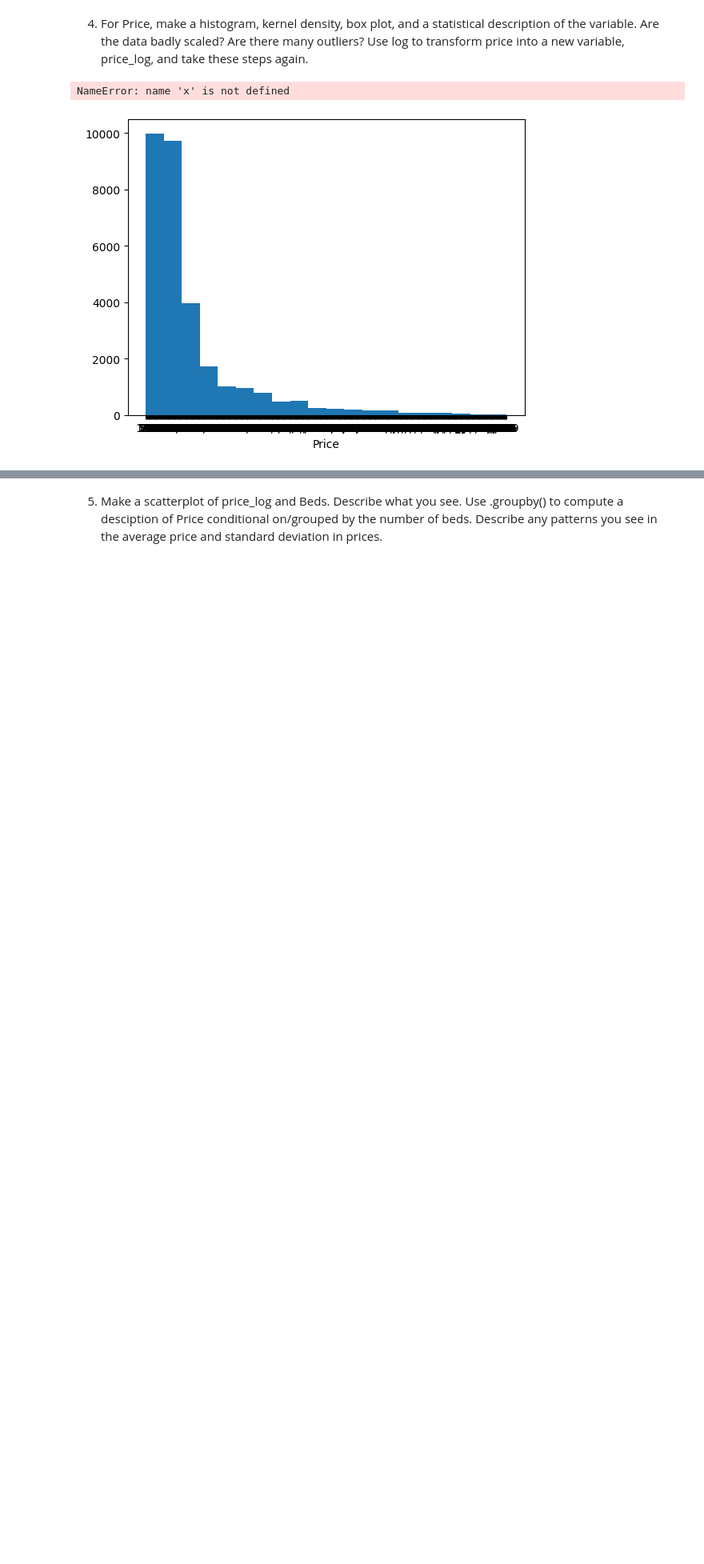
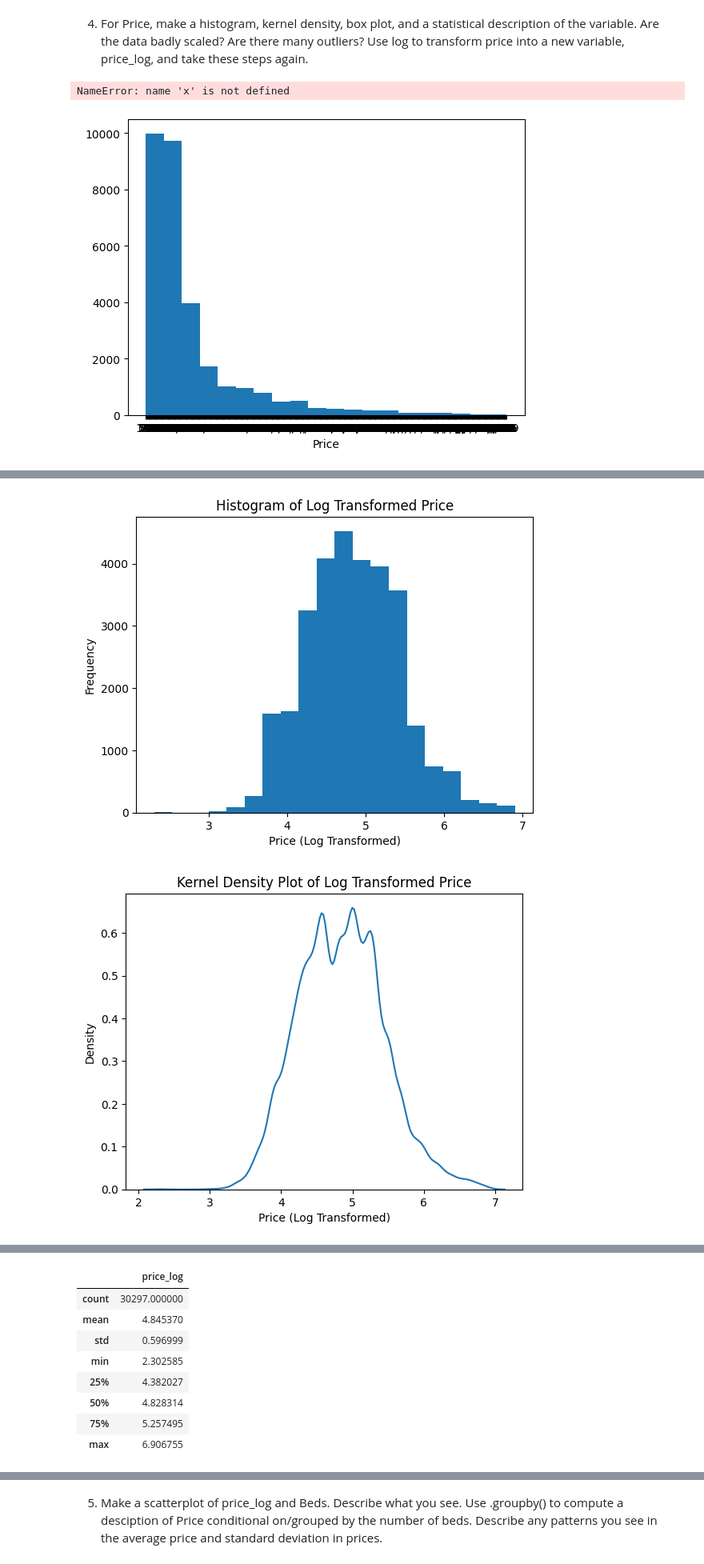
Before and after one commit to simoneminorr/eda_assignment, a Jupyter notebook: assignment.ipynb, the cells around one changed output, grey strips where cells are left out. Shown at 80% size. Drawn from its saved outputs; the diff is of its cells as text; code cells hidden in the pictures; blank space fills up the shorter version.

```diff
--- a/assignment.ipynb
+++ b/assignment.ipynb
@@ -140,0 +188,29 @@ NameError: name 'x' is not defined
+# %%
+# Use log to transform price into a new variable, price_log, and take these steps again.
+airbnb['price_log'] = np.log(airbnb['Price'])
+
+# histogram of price_log for values > 0
+airbnb['price_log'][airbnb['price_log'] > 0].hist(bins=20, grid=False)
+plt.xlabel('Price (Log Transformed)')
+plt.ylabel('Frequency')
+plt.title('Histogram of Log Transformed Price')
+plt.show()
+
+# Kernel density plot of price_log
+sns.kdeplot(airbnb['price_log'].dropna()) # Drop NaN values for kdeplot
+plt.xlabel('Price (Log Transformed)')
+plt.ylabel('Density')
+plt.title('Kernel Density Plot of Log Transformed Price')
+plt.show()
+
+# Box plot of price_log
+sns.boxplot(x=airbnb['price_log'].dropna()) # Drop NaN values for boxplot
+plt.xlabel('Price (Log Transformed)')
+plt.title('Box Plot of Log Transformed Price')
+plt.show()
+
+# Statistical description of price_log
+display(airbnb['price_log'].describe())
+# %% [output]
+[figure, added]
+[figure, added]
@@ -140,0 +218,9 @@ NameError: name 'x' is not defined
+|  | price_log |
+| count | 30297.000000 |
+| mean | 4.845370 |
+| std | 0.596999 |
+| min | 2.302585 |
+| 25% | 4.382027 |
+| 50% | 4.828314 |
+| 75% | 5.257495 |
+| max | 6.906755 |
```
Also changed, not shown: parts of 15 cells of this notebook.
